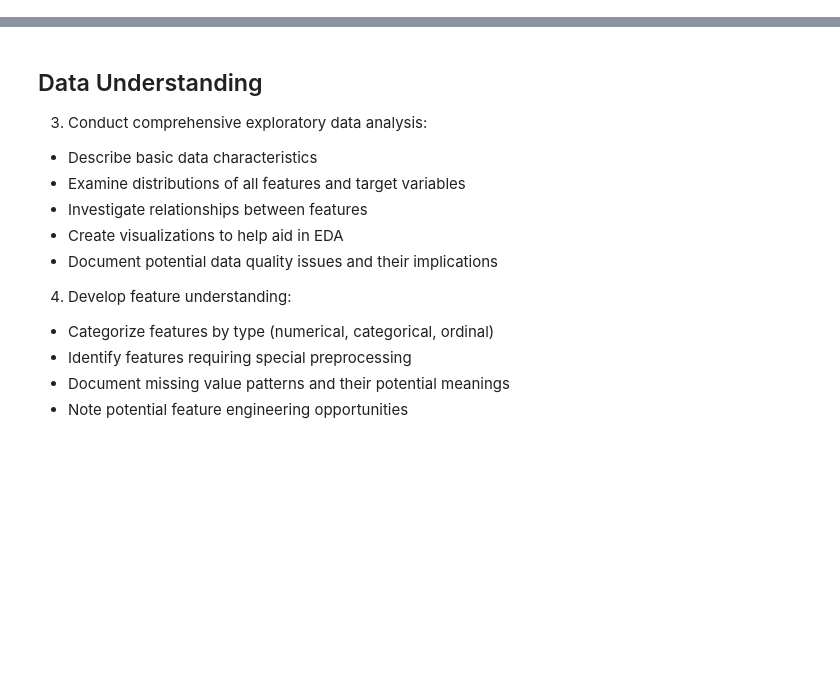
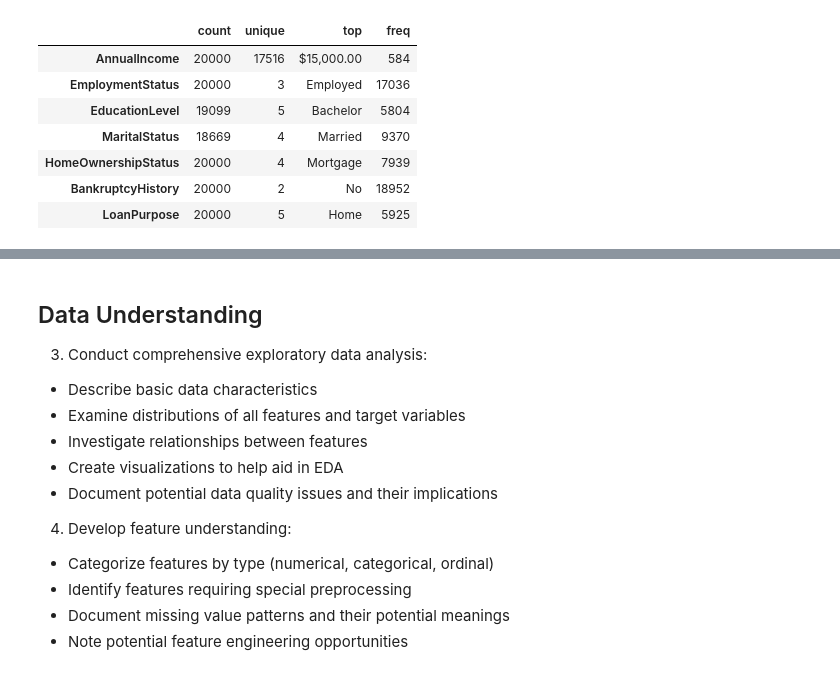
Before and after one commit to ngunjirikevin/financial-loan-risk-model, a Jupyter notebook: financial_loan_risk.ipynb, the cells around one changed output, grey strips where cells are left out. Saved outputs shown, nothing was run; the diff lists cells and outputs as text; code cells hidden in the pictures; blank space fills up the shorter version.

```diff
--- a/financial_loan_risk.ipynb
+++ b/financial_loan_risk.ipynb
@@ -39,0 +186,12 @@ A baseline model will also be established before developing more advanced models
+# %%
+# Summary statistics for categorical features
+df.describe(include="object").T
+# %% [output]
+|  | count | unique | top | freq |
+| AnnualIncome | 20000 | 17516 | $15,000.00 | 584 |
+| EmploymentStatus | 20000 | 3 | Employed | 17036 |
+| EducationLevel | 19099 | 5 | Bachelor | 5804 |
+| MaritalStatus | 18669 | 4 | Married | 9370 |
+| HomeOwnershipStatus | 20000 | 4 | Mortgage | 7939 |
+| BankruptcyHistory | 20000 | 2 | No | 18952 |
+| LoanPurpose | 20000 | 5 | Home | 5925 |
```
Also changed, not shown: parts of 27 cells of this notebook.
